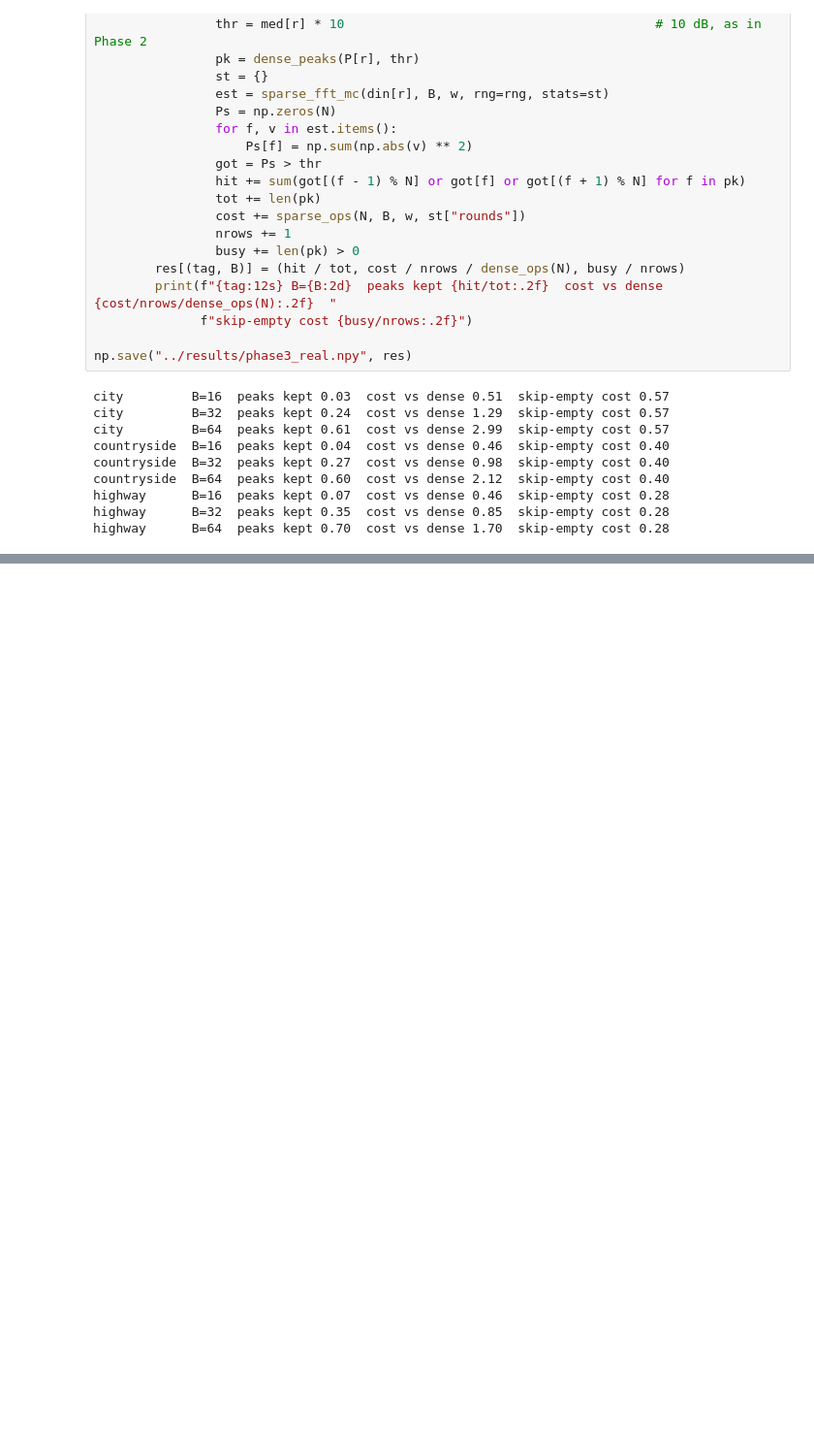
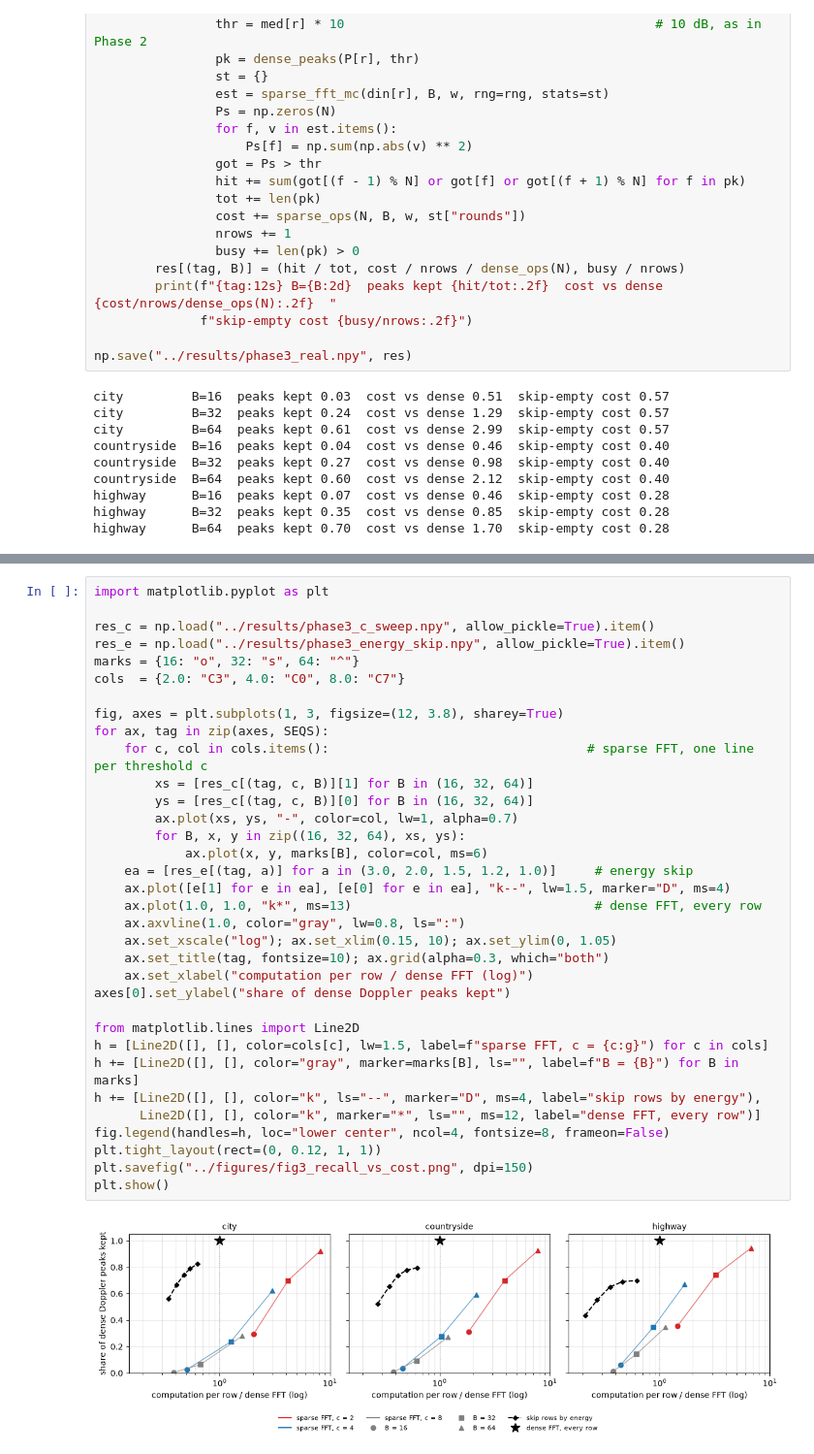
Before and after one commit to PLANETORIAN/Sparse-FFT-Radar, a Jupyter notebook: notebooks/04_real_rows.ipynb, the cells around one changed output, grey strips where cells are left out. Shown at 97% size. Drawn from its saved outputs; the diff is of its cells as text; blank space fills up the shorter version.

Commit message:
Sparse fft on RADIal data

```diff
--- a/notebooks/04_real_rows.ipynb
+++ b/notebooks/04_real_rows.ipynb
@@ -127,0 +155,36 @@ city         c=2.0 B=16  kept 0.30  cost 2.04
+# %%
+import matplotlib.pyplot as plt
+
+res_c = np.load("../results/phase3_c_sweep.npy", allow_pickle=True).item()
+res_e = np.load("../results/phase3_energy_skip.npy", allow_pickle=True).item()
+marks = {16: "o", 32: "s", 64: "^"}
+cols  = {2.0: "C3", 4.0: "C0", 8.0: "C7"}
+
+fig, axes = plt.subplots(1, 3, figsize=(12, 3.8), sharey=True)
+for ax, tag in zip(axes, SEQS):
+    for c, col in cols.items():                                  # sparse FFT, one line per threshold c
+        xs = [res_c[(tag, c, B)][1] for B in (16, 32, 64)]
+        ys = [res_c[(tag, c, B)][0] for B in (16, 32, 64)]
+        ax.plot(xs, ys, "-", color=col, lw=1, alpha=0.7)
+        for B, x, y in zip((16, 32, 64), xs, ys):
+            ax.plot(x, y, marks[B], color=col, ms=6)
+    ea = [res_e[(tag, a)] for a in (3.0, 2.0, 1.5, 1.2, 1.0)]     # energy skip
+    ax.plot([e[1] for e in ea], [e[0] for e in ea], "k--", lw=1.5, marker="D", ms=4)
+    ax.plot(1.0, 1.0, "k*", ms=13)                                # dense FFT, every row
+    ax.axvline(1.0, color="gray", lw=0.8, ls=":")
+    ax.set_xscale("log"); ax.set_xlim(0.15, 10); ax.set_ylim(0, 1.05)
+    ax.set_title(tag, fontsize=10); ax.grid(alpha=0.3, which="both")
+    ax.set_xlabel("computation per row / dense FFT (log)")
+axes[0].set_ylabel("share of dense Doppler peaks kept")
+
+from matplotlib.lines import Line2D
+h = [Line2D([], [], color=cols[c], lw=1.5, label=f"sparse FFT, c = {c:g}") for c in cols]
+h += [Line2D([], [], color="gray", marker=marks[B], ls="", label=f"B = {B}") for B in marks]
+h += [Line2D([], [], color="k", ls="--", marker="D", ms=4, label="skip rows by energy"),
+      Line2D([], [], color="k", marker="*", ls="", ms=12, label="dense FFT, every row")]
+fig.legend(handles=h, loc="lower center", ncol=4, fontsize=8, frameon=False)
+plt.tight_layout(rect=(0, 0.12, 1, 1))
+plt.savefig("../figures/fig3_recall_vs_cost.png", dpi=150)
+plt.show()
+# %% [output]
+[figure, added]
```
Also changed, not shown: parts of 3 cells of this notebook.
